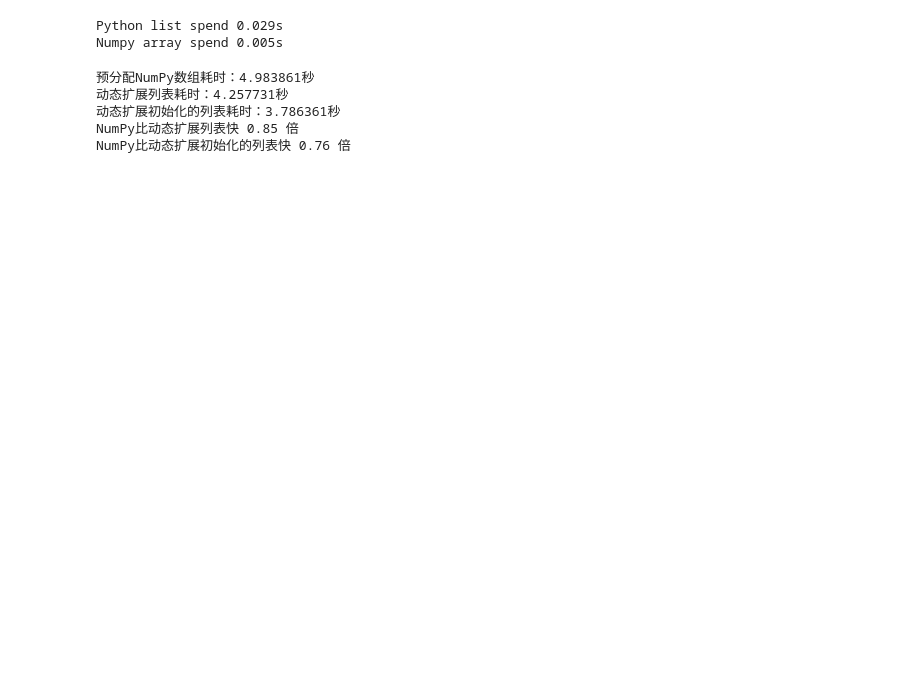
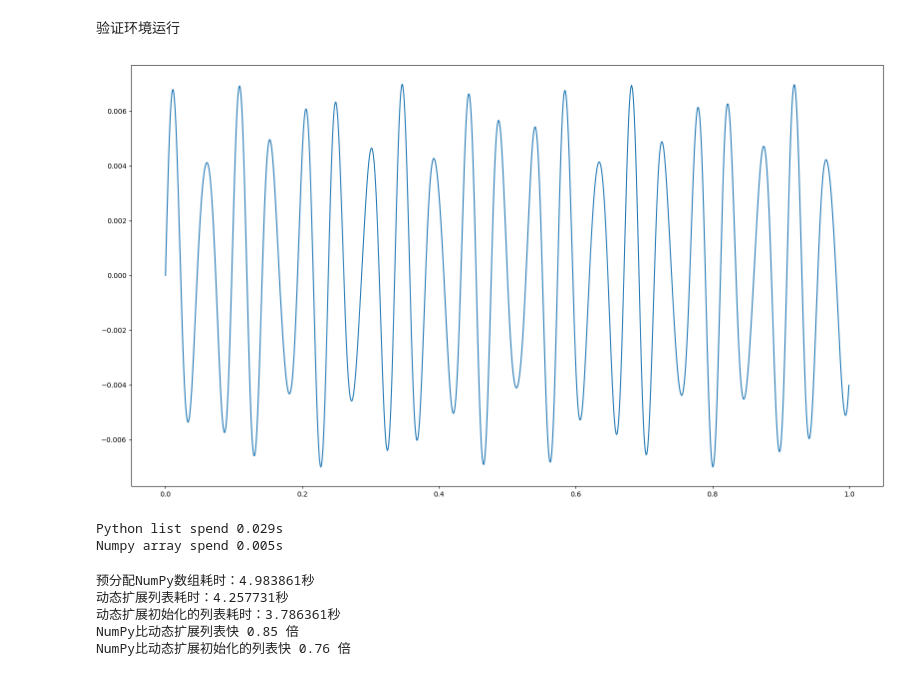
Before and after one commit to CodeZeng0214/DySysIdCtrl, a Jupyter notebook: 电磁式阻尼器深度强化学习/GRUA-TD3/test.ipynb, the cells around one changed output. Drawn from its saved outputs; the diff is of its cells as text; code cells hidden in the pictures; blank space fills up the shorter version.

```diff
--- a/电磁式阻尼器深度强化学习/GRUA-TD3/test.ipynb
+++ b/电磁式阻尼器深度强化学习/GRUA-TD3/test.ipynb
@@ -1,3 +1,73 @@
+# %% [markdown]
+验证环境运行
+# %%
+import numpy as np
+
+from fx import zero, tolerance_reward
+from data import plot_data
+def build_env():
+    from env import ElectromagneticDamperEnv
+    # 系统参数
+    m = 1.0    # 电磁吸振器质量
+    M = 15  # 待减振对象质量
+    k_m = 30_000  # 电磁吸振器刚度
+    k_M = 300_000  # 平台刚度
+    k_f = 100 # * TD3_PARAMS['action_bound']  # 电—力常数 N/A
+    k_E = 0.0  # 作动器反电动势系数
+    L = 0.0045  # 线圈的电感
+    R_m = 5.0  # 线圈的电阻
+    c_m = 0.001 # 1.0  # 电磁吸振器阻尼
+    c_M = 0.01 # 5.0  # 平台阻尼
+
+    A = np.array(
+        [
+            [0.0, 1.0, 0.0, 0.0],
+            [-k_m / m, -c_m / m, k_m / m, c_m / m],
+            [0.0, 0.0, 0.0, 1.0],
+            [k_m / M, c_m / M, -(k_m + k_M) / M, -(c_m + c_M) / M],
+        ]
+    )
+    B = np.array([[0.0], [k_f / m], [0.0], [-k_f / M]])
+    C = np.array(
+        [
+            [-k_m / m, -c_m / m, k_m / m, c_m / m],
+            [k_m / M, c_m / M, -(k_m + k_M) / M, -(c_m + c_M) / M],
+        ]
+    )
+    D = np.array([[+k_f / m], [-k_f / M]])
+    E = np.array([[0.0, 0.0, 0.0, c_M / M], [0.0, 0.0, 0.0, k_M / M]]).T
+    F = np.array([[0.0], [0.0], [0.0], [1 / M]])
+
+    env = ElectromagneticDamperEnv(
+        A=A,
+        B=B,
+        C=C,
+        D=D,
+        E=E,
+        F=F,
+        Ts=0.001,
+        T=1.0,
+        state0=np.array([0.0, 0.0, 0.0, 0.0, 1.0, 0.0]),
+        obs_indices=[0, 1, 2, 3, 4, 5],
+        x1_limit=10000,
+        use_dt_noise=True,
+        dt_noise_std=0.1,
+        delay_enabled=True,
+        delay_mean_steps=3,
+        delay_std_steps=1,
+        include_dt_in_obs=True,
+        include_delay_in_obs=True,
+        z_func=zero,
+        r_func=tolerance_reward(1e-3),
+        f_func=zero,
+    )
+    return env
+
+test_env = build_env()
+test_recorder = test_env.run_episode(record=True)
+plot_data(x_values_list=test_recorder.as_numpy(keys='time_history'), y_values_list=test_recorder.as_numpy(keys='state_history')[:,3])
+# %% [output]
+[figure, added]
 # %%
 import numpy as np
 import time
```
Also changed, not shown: 7 other files.
